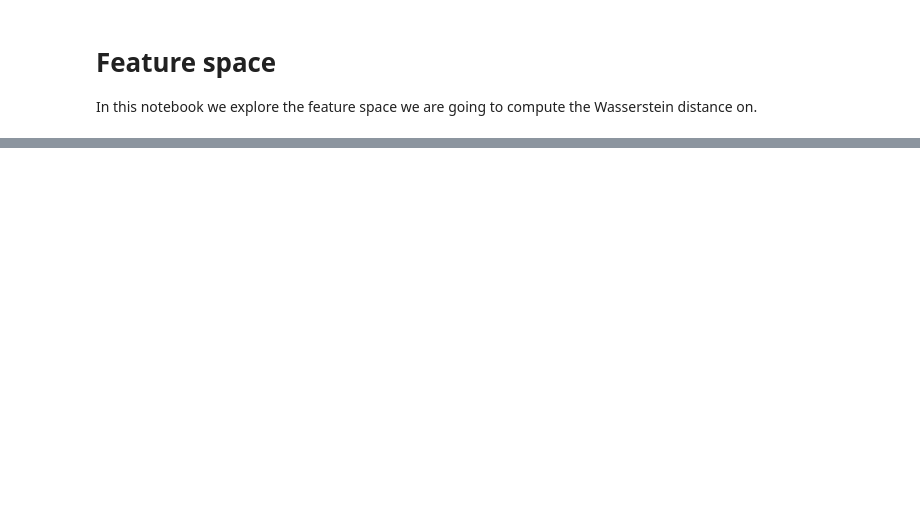
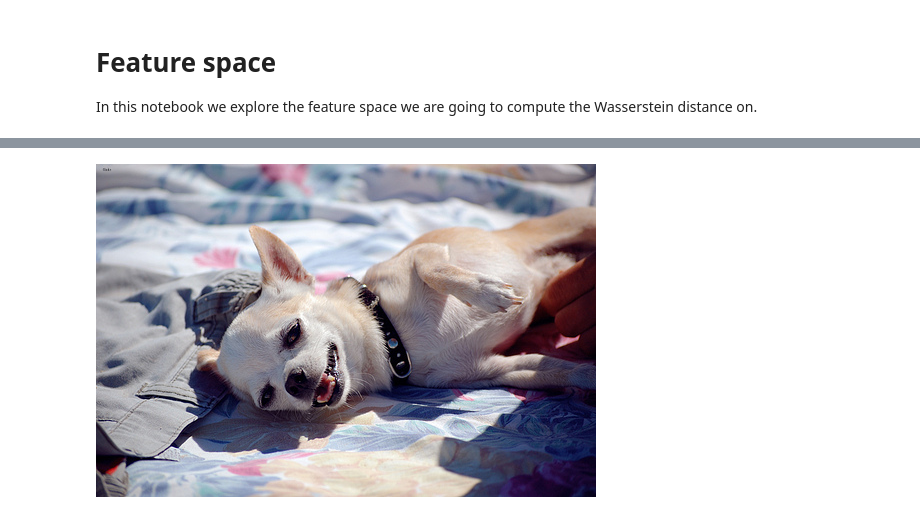
Before and after one commit to nobias-project/OT-ICNN-bias, a Jupyter notebook: notebooks/Feature spaces.ipynb, the cells around one changed output, grey strips where cells are left out. Drawn from its saved outputs; the diff is of its cells as text; code cells hidden in the pictures; blank space fills up the shorter version.

```diff
--- a/notebooks/Feature spaces.ipynb
+++ b/notebooks/Feature spaces.ipynb
@@ -80,0 +133,14 @@ plot_tsne("",
+# %%
+def display_sample(breed):
+    sample = results[results["breed"] == breed].sample(1).index.values[0]
+
+    file = sample[:-4] + ".jpg"
+
+    path = "../data/oxford-iiit-pet/images/" + file
+
+    img = Image.open(path)
+    display(img)
+# %%
+display_sample("chihuahua")
+# %% [output]
+[figure, added]
```
Also changed, not shown: parts of 19 cells of this notebook, 3 other files.
